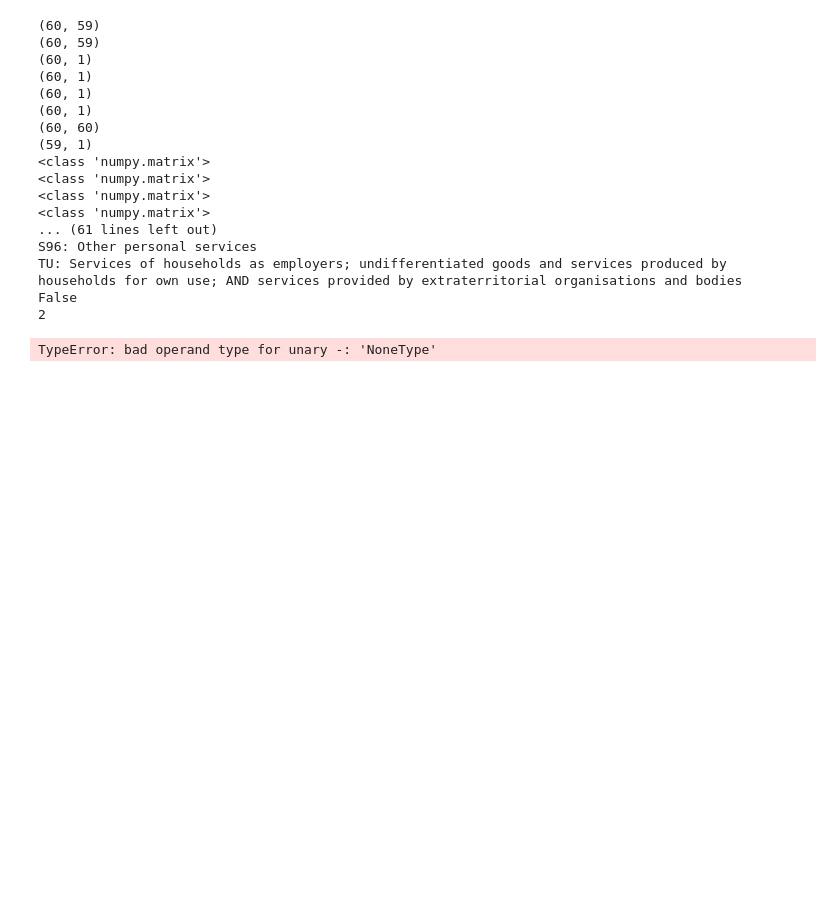
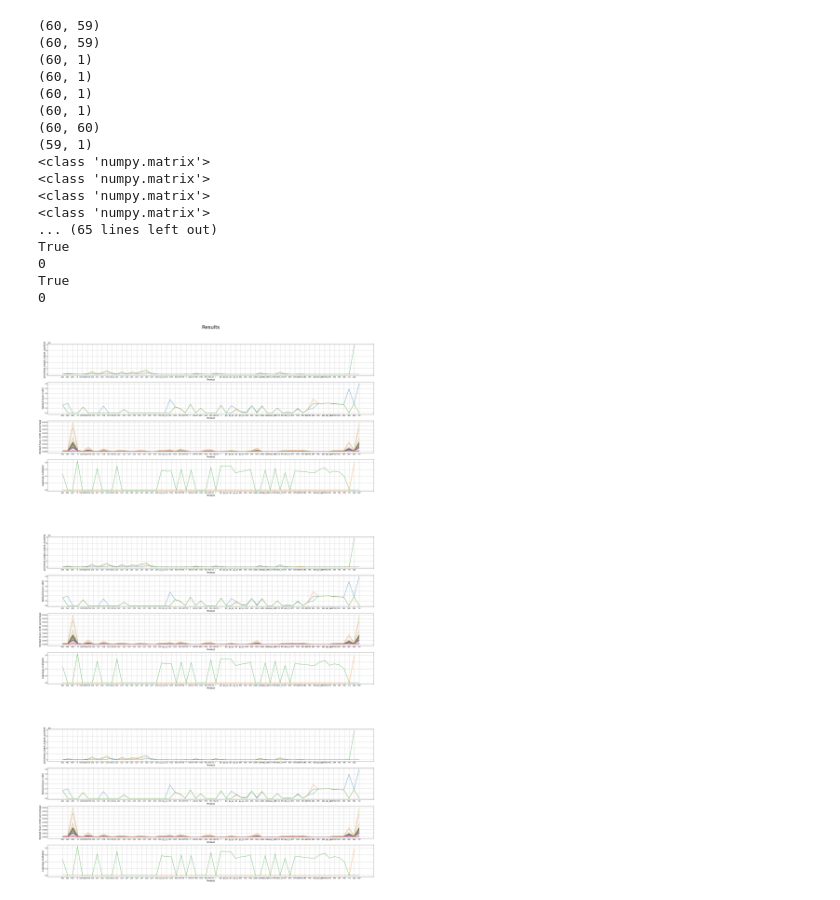
Before and after one commit to lokehagberg/rhp, a Jupyter notebook: example.ipynb, the cells around one changed output. Cells and saved outputs as stored; diff of their text form; code cells hidden in the pictures; blank space fills up the shorter version.

```diff
--- a/example.ipynb
+++ b/example.ipynb
@@ -7,9 +7,7 @@ import matplotlib.pyplot as plt
 import matplotlib.gridspec as gridspec
 from copy import deepcopy
 
-
 #Excel information extraction
-
 xlsx_file = Path('nrio_sut_181108.xlsx')
 main_sheet = openpyxl.load_workbook(xlsx_file)['2016']
 xlsx_file = Path('posternas_namn.xlsx')
@@ -52,16 +50,14 @@ class Sheet:
         return np.array(self.result, dtype=np.float64)
 
 #Input values and list construction
-
 time_steps = 3
 planning_horizon = 3
-step_horizon = time_steps + planning_horizon
-
+step_horizon = time_steps + planning_horizon + 1
 use_domestic = Sheet(main_sheet, 4, 3, 63, 61).np_array
 use_imported = Sheet(main_sheet, 94, 3, 153, 61).np_array
 supply = Sheet(main_sheet, 159, 3, 218, 61).np_array
 full_target_output = Sheet(main_sheet, 4, 79, 63, 79).np_array
-export_vector = Sheet(main_sheet, 4, 78, 63, 78).np_array
+export_vector = Sheet(main_sheet, 4, 78, 63, 78).np_array * time_steps
 target_output = full_target_output - export_vector
 supply_use = supply - use_domestic - use_imported
 export_prices = deepcopy(Sheet(main_sheet, 4, 80, 63, 80).np_array)
@@ -75,7 +71,7 @@ use_imported_list = matrix_list_maker(use_imported, step_horizon)
 export_vector_list = matrix_list_maker(export_vector, step_horizon)
 export_prices_list = matrix_list_maker(export_prices, step_horizon)
 import_prices_list = matrix_list_maker(import_prices, step_horizon)
-depreciation_list = matrix_list_maker(depreciation, step_horizon + 1)
+depreciation_list = matrix_list_maker(depreciation, step_horizon)
 primary_resource_list = matrix_list_maker(worked_hours, step_horizon)
 
 print(supply_use_list[0].shape)
@@ -151,36 +147,36 @@ for i in range(time_steps):
     ax = fig.add_subplot(gs[i * 5 + 3, 0])
     ax.set_xlabel('Product', fontsize=14)
     ax.set_ylabel(labels[2], fontsize=14)
     ax.set_xticks(range(supply_use_list[i].shape[1]), sector_name_input)
     for j in range(planning_horizon):
         x = np.array_split(result_list[i], planning_horizon)
         ax.plot(range(x[j].shape[0]), x[j] / worked_hours)
 
     ax = fig.add_subplot(gs[i * 5 + 4, 0])
     ax.set_xlabel('Product', fontsize=14)
     ax.set_ylabel(labels[3], fontsize=14)
     ax.set_xticks(range(len(sector_with_all_outputs_and_EXP)), sector_with_all_outputs_and_EXP)
     for j in range(planning_horizon):
         l = np.array_split(lagrange_list[i], planning_horizon)
         ax.plot(range(l[j].shape[0]), l[j])
 
 plt.show()
 # %% [output]
 (60, 59)
 (60, 59)
 (60, 1)
 (60, 1)
 (60, 1)
 (60, 1)
 (60, 60)
 (59, 1)
 <class 'numpy.matrix'>
 <class 'numpy.matrix'>
 <class 'numpy.matrix'>
 <class 'numpy.matrix'>
-... (61 lines left out)
-S96: Other personal services
-TU: Services of households as employers; undifferentiated goods and services produced by households for own use; AND services provided by extraterritorial organisations and bodies
-False
-2
+... (65 lines left out)
+True
+0
+True
+0
-TypeError: bad operand type for unary -: 'NoneType'
+[figure, added]
```
Also changed, not shown: 1 other file.
